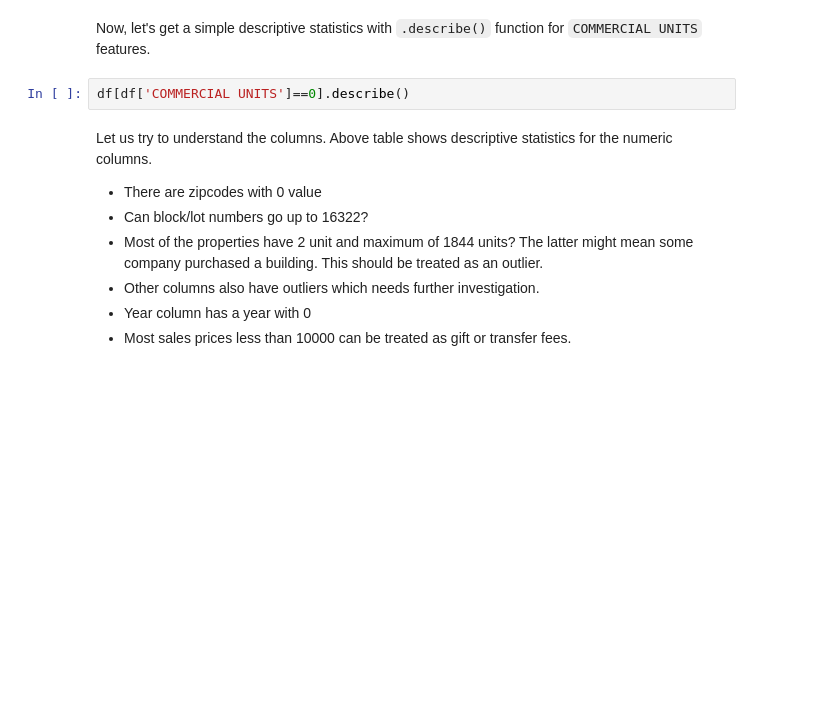
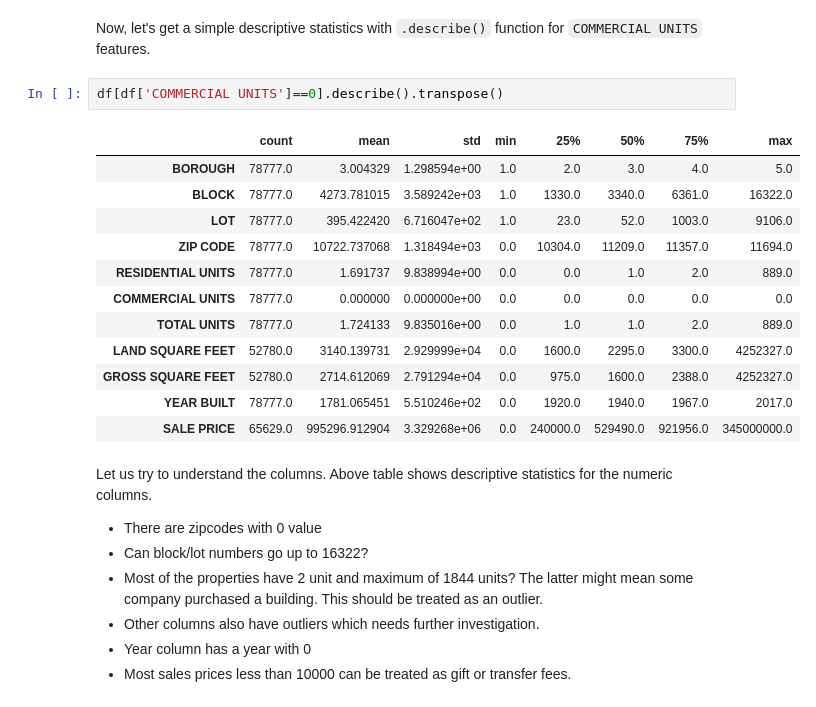
Before and after one commit to pramudityad/h8-48, a Jupyter notebook: Assignment2-201022-113431(1).ipynb, the cells around one changed output. Cells and saved outputs as stored; diff of their text form; blank space fills up the shorter version.

```diff
--- a/Assignment2-201022-113431(1).ipynb
+++ b/Assignment2-201022-113431(1).ipynb
@@ -159,7 +247,20 @@ print(sum(df.duplicated()))
 # %% [markdown]
 Now, let's get a simple descriptive statistics with `.describe()` function for `COMMERCIAL UNITS` features.
 # %%
-df[df['COMMERCIAL UNITS']==0].describe()
+df[df['COMMERCIAL UNITS']==0].describe().transpose()
+# %% [output]
+|  | count | mean | std | min | 25% | 50% | 75% | max |
+| BOROUGH | 78777.0 | 3.004329 | 1.298594e+00 | 1.0 | 2.0 | 3.0 | 4.0 | 5.0 |
+| BLOCK | 78777.0 | 4273.781015 | 3.589242e+03 | 1.0 | 1330.0 | 3340.0 | 6361.0 | 16322.0 |
+| LOT | 78777.0 | 395.422420 | 6.716047e+02 | 1.0 | 23.0 | 52.0 | 1003.0 | 9106.0 |
+| ZIP CODE | 78777.0 | 10722.737068 | 1.318494e+03 | 0.0 | 10304.0 | 11209.0 | 11357.0 | 11694.0 |
+| RESIDENTIAL UNITS | 78777.0 | 1.691737 | 9.838994e+00 | 0.0 | 0.0 | 1.0 | 2.0 | 889.0 |
+| COMMERCIAL UNITS | 78777.0 | 0.000000 | 0.000000e+00 | 0.0 | 0.0 | 0.0 | 0.0 | 0.0 |
+| TOTAL UNITS | 78777.0 | 1.724133 | 9.835016e+00 | 0.0 | 1.0 | 1.0 | 2.0 | 889.0 |
+| LAND SQUARE FEET | 52780.0 | 3140.139731 | 2.929999e+04 | 0.0 | 1600.0 | 2295.0 | 3300.0 | 4252327.0 |
+| GROSS SQUARE FEET | 52780.0 | 2714.612069 | 2.791294e+04 | 0.0 | 975.0 | 1600.0 | 2388.0 | 4252327.0 |
+| YEAR BUILT | 78777.0 | 1781.065451 | 5.510246e+02 | 0.0 | 1920.0 | 1940.0 | 1967.0 | 2017.0 |
+| SALE PRICE | 65629.0 | 995296.912904 | 3.329268e+06 | 0.0 | 240000.0 | 529490.0 | 921956.0 | 345000000.0 |
 # %% [markdown]
 Let us try to understand the columns. Above table shows descriptive statistics for the numeric columns.
 
```
Also changed, not shown: parts of 37 cells of this notebook, 2 other files.
